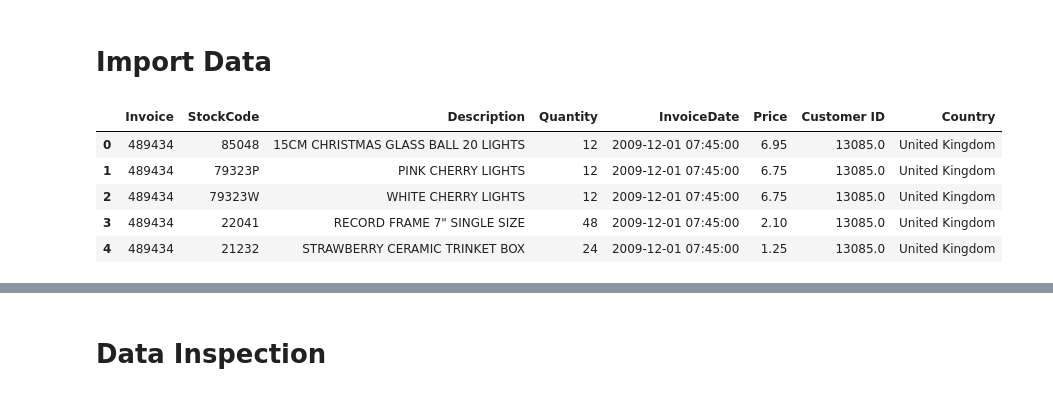
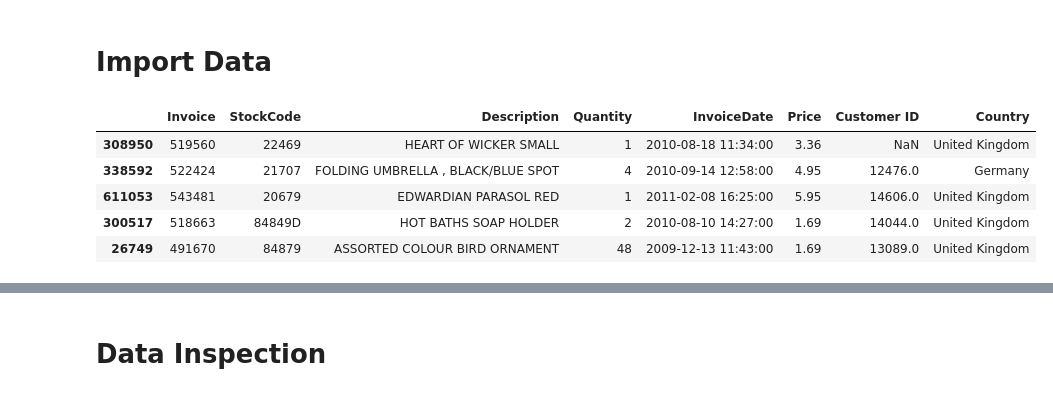
Before and after one commit to faathirchikal/kalbe-python-workshop-2025, a Jupyter notebook: 01_data_preprocessing.ipynb, the cells around one changed output, grey strips where cells are left out. Cells and saved outputs as stored; diff of their text form; code cells hidden in the pictures.

```diff
--- a/01_data_preprocessing.ipynb
+++ b/01_data_preprocessing.ipynb
@@ -12,11 +11,11 @@ import numpy as np
 # Import Data
 # %%
 df = pd.read_csv("data/raw/online_retail_II.csv") # Load csv data
-df.head() # see snipset data
+df.sample(5) # Preview data
 # %% [output]
 |  | Invoice | StockCode | Description | Quantity | InvoiceDate | Price | Customer ID | Country |
-| 0 | 489434 | 85048 | 15CM CHRISTMAS GLASS BALL 20 LIGHTS | 12 | 2009-12-01 07:45:00 | 6.95 | 13085.0 | United Kingdom |
-| 1 | 489434 | 79323P | PINK CHERRY LIGHTS | 12 | 2009-12-01 07:45:00 | 6.75 | 13085.0 | United Kingdom |
-| 2 | 489434 | 79323W | WHITE CHERRY LIGHTS | 12 | 2009-12-01 07:45:00 | 6.75 | 13085.0 | United Kingdom |
-| 3 | 489434 | 22041 | RECORD FRAME 7" SINGLE SIZE | 48 | 2009-12-01 07:45:00 | 2.10 | 13085.0 | United Kingdom |
-| 4 | 489434 | 21232 | STRAWBERRY CERAMIC TRINKET BOX | 24 | 2009-12-01 07:45:00 | 1.25 | 13085.0 | United Kingdom |
+| 308950 | 519560 | 22469 | HEART OF WICKER SMALL | 1 | 2010-08-18 11:34:00 | 3.36 | NaN | United Kingdom |
+| 338592 | 522424 | 21707 | FOLDING UMBRELLA , BLACK/BLUE SPOT | 4 | 2010-09-14 12:58:00 | 4.95 | 12476.0 | Germany |
+| 611053 | 543481 | 20679 | EDWARDIAN PARASOL RED | 1 | 2011-02-08 16:25:00 | 5.95 | 14606.0 | United Kingdom |
+| 300517 | 518663 | 84849D | HOT BATHS SOAP HOLDER | 2 | 2010-08-10 14:27:00 | 1.69 | 14044.0 | United Kingdom |
+| 26749 | 491670 | 84879 | ASSORTED COLOUR BIRD ORNAMENT | 48 | 2009-12-13 11:43:00 | 1.69 | 13089.0 | United Kingdom |
```
Also changed, not shown: parts of 120 cells of this notebook, 1 other file.
